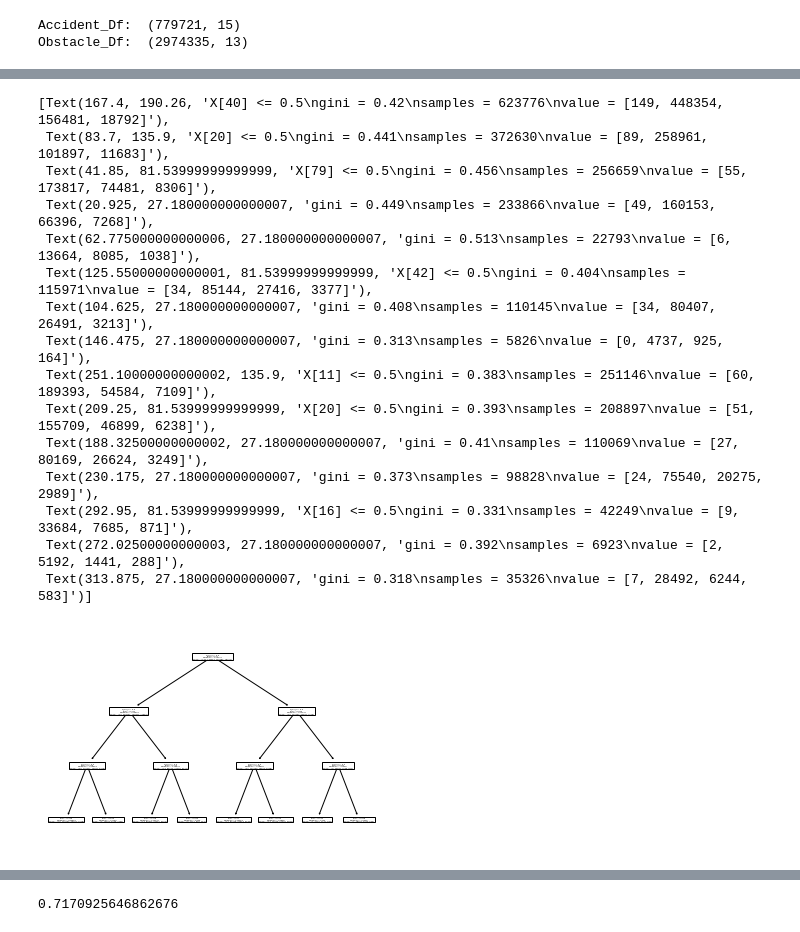
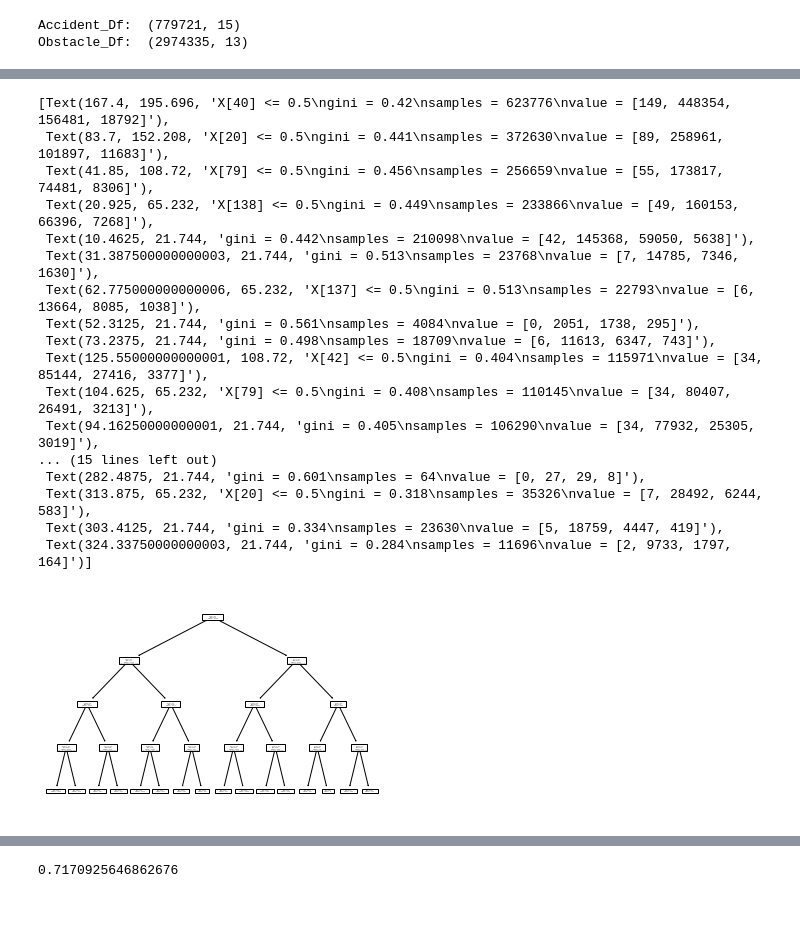
Before and after one commit to amirradman/cmpe255, a Jupyter notebook: Raymonds_Data_Exploration/accident_decision_trees.ipynb, the cells around one changed output, grey strips where cells are left out. Cells and saved outputs as stored; diff of their text form; code cells hidden in the pictures.

Commit message:
Decision Tree + Apriori Final

```diff
--- a/Raymonds_Data_Exploration/accident_decision_trees.ipynb
+++ b/Raymonds_Data_Exploration/accident_decision_trees.ipynb
@@ -139,21 +140,23 @@ tree.plot_tree(clf3)
 # %%
-clf5 = DecisionTreeClassifier(max_depth=5)
-clf5 = clf2.fit(X_TRAIN, Y_TRAIN)
-tree.plot_tree(clf5)
+clf4 = DecisionTreeClassifier(max_depth=4)
+clf4 = clf4.fit(X_TRAIN, Y_TRAIN)
+tree.plot_tree(clf4)
 # %% [output]
-[Text(167.4, 190.26, 'X[40] <= 0.5\ngini = 0.42\nsamples = 623776\nvalue = [149, 448354, 156481, 18792]'),
- Text(83.7, 135.9, 'X[20] <= 0.5\ngini = 0.441\nsamples = 372630\nvalue = [89, 258961, 101897, 11683]'),
- Text(41.85, 81.53999999999999, 'X[79] <= 0.5\ngini = 0.456\nsamples = 256659\nvalue = [55, 173817, 74481, 8306]'),
- Text(20.925, 27.180000000000007, 'gini = 0.449\nsamples = 233866\nvalue = [49, 160153, 66396, 7268]'),
- Text(62.775000000000006, 27.180000000000007, 'gini = 0.513\nsamples = 22793\nvalue = [6, 13664, 8085, 1038]'),
- Text(125.55000000000001, 81.53999999999999, 'X[42] <= 0.5\ngini = 0.404\nsamples = 115971\nvalue = [34, 85144, 27416, 3377]'),
- Text(104.625, 27.180000000000007, 'gini = 0.408\nsamples = 110145\nvalue = [34, 80407, 26491, 3213]'),
- Text(146.475, 27.180000000000007, 'gini = 0.313\nsamples = 5826\nvalue = [0, 4737, 925, 164]'),
- Text(251.10000000000002, 135.9, 'X[11] <= 0.5\ngini = 0.383\nsamples = 251146\nvalue = [60, 189393, 54584, 7109]'),
- Text(209.25, 81.53999999999999, 'X[20] <= 0.5\ngini = 0.393\nsamples = 208897\nvalue = [51, 155709, 46899, 6238]'),
- Text(188.32500000000002, 27.180000000000007, 'gini = 0.41\nsamples = 110069\nvalue = [27, 80169, 26624, 3249]'),
- Text(230.175, 27.180000000000007, 'gini = 0.373\nsamples = 98828\nvalue = [24, 75540, 20275, 2989]'),
- Text(292.95, 81.53999999999999, 'X[16] <= 0.5\ngini = 0.331\nsamples = 42249\nvalue = [9, 33684, 7685, 871]'),
- Text(272.02500000000003, 27.180000000000007, 'gini = 0.392\nsamples = 6923\nvalue = [2, 5192, 1441, 288]'),
- Text(313.875, 27.180000000000007, 'gini = 0.318\nsamples = 35326\nvalue = [7, 28492, 6244, 583]')]
+[Text(167.4, 195.696, 'X[40] <= 0.5\ngini = 0.42\nsamples = 623776\nvalue = [149, 448354, 156481, 18792]'),
+ Text(83.7, 152.208, 'X[20] <= 0.5\ngini = 0.441\nsamples = 372630\nvalue = [89, 258961, 101897, 11683]'),
+ Text(41.85, 108.72, 'X[79] <= 0.5\ngini = 0.456\nsamples = 256659\nvalue = [55, 173817, 74481, 8306]'),
+ Text(20.925, 65.232, 'X[138] <= 0.5\ngini = 0.449\nsamples = 233866\nvalue = [49, 160153, 66396, 7268]'),
+ Text(10.4625, 21.744, 'gini = 0.442\nsamples = 210098\nvalue = [42, 145368, 59050, 5638]'),
+ Text(31.387500000000003, 21.744, 'gini = 0.513\nsamples = 23768\nvalue = [7, 14785, 7346, 1630]'),
+ Text(62.775000000000006, 65.232, 'X[137] <= 0.5\ngini = 0.513\nsamples = 22793\nvalue = [6, 13664, 8085, 1038]'),
+ Text(52.3125, 21.744, 'gini = 0.561\nsamples = 4084\nvalue = [0, 2051, 1738, 295]'),
+ Text(73.2375, 21.744, 'gini = 0.498\nsamples = 18709\nvalue = [6, 11613, 6347, 743]'),
+ Text(125.55000000000001, 108.72, 'X[42] <= 0.5\ngini = 0.404\nsamples = 115971\nvalue = [34, 85144, 27416, 3377]'),
+ Text(104.625, 65.232, 'X[79] <= 0.5\ngini = 0.408\nsamples = 110145\nvalue = [34, 80407, 26491, 3213]'),
+ Text(94.16250000000001, 21.744, 'gini = 0.405\nsamples = 106290\nvalue = [34, 77932, 25305, 3019]'),
+... (15 lines left out)
+ Text(282.4875, 21.744, 'gini = 0.601\nsamples = 64\nvalue = [0, 27, 29, 8]'),
+ Text(313.875, 65.232, 'X[20] <= 0.5\ngini = 0.318\nsamples = 35326\nvalue = [7, 28492, 6244, 583]'),
+ Text(303.4125, 21.744, 'gini = 0.334\nsamples = 23630\nvalue = [5, 18759, 4447, 419]'),
+ Text(324.33750000000003, 21.744, 'gini = 0.284\nsamples = 11696\nvalue = [2, 9733, 1797, 164]')]
-[figure, old version]
+[figure, new version]
```
Also changed, not shown: parts of 16 cells of this notebook, 3 other files.
